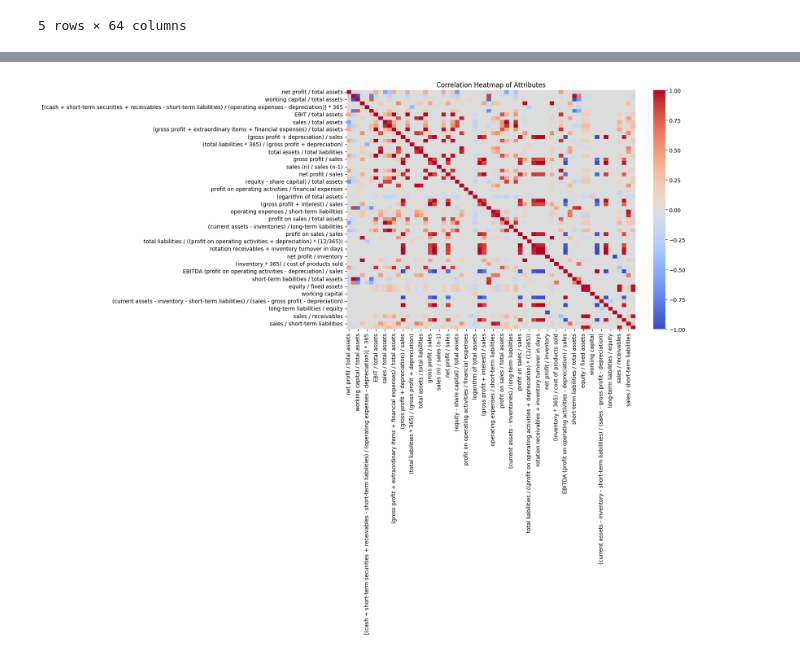
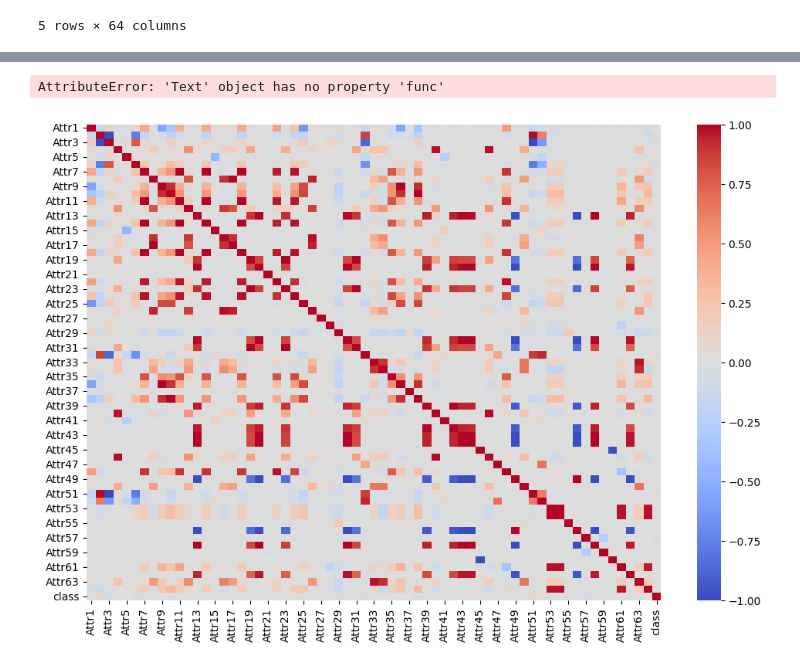
Before and after one commit to ChinSekYi/Machine-Learning-Projects, a Jupyter notebook: code/EDA.ipynb, the cells around one changed output, grey strips where cells are left out. Saved outputs shown, nothing was run; the diff lists cells and outputs as text; code cells hidden in the pictures.

```diff
--- a/code/EDA.ipynb
+++ b/code/EDA.ipynb
@@ -5,6 +5,7 @@ import pandas as pd
 
 data = arff.loadarff('../data/1year.arff')
 df = pd.DataFrame(data[0])
+df_origin = df.copy()
 df.head()
 # %% [output]
 |  | Attr1 | Attr2 | Attr3 | Attr4 | Attr5 | Attr6 | Attr7 | Attr8 | Attr9 | Attr10 | ... | ... |
@@ -54,3 +55,5 @@ X_scaled = scaler.fit_transform(df)
 X_scaled_df = pd.DataFrame(X_scaled, columns=df.columns)
 
 X_scaled_df.head()
+
+X_scaled_df_origin = pd.DataFrame(X_scaled, columns=df_origin.columns)
@@ -65,10 +60,20 @@ X_scaled_df.head()
 # %%
 import seaborn as sns
 import matplotlib.pyplot as plt
 
 plt.figure(figsize=(12, 8))
-sns.heatmap(X_scaled_df.corr(), annot=False, cmap='coolwarm')
+
+def custom_annote(val):
+    if val > 0.7 or val < -0.7:
+        return val
+    else:
+        return ''
+
+sns.heatmap(X_scaled_df_origin.corr(), annot= True
+            , cmap='coolwarm',annot_kws={'func': custom_annote})
+
 plt.title('Correlation Heatmap of Attributes')
 plt.show()
 # %% [output]
+AttributeError: 'Text' object has no property 'func'
-[figure, old version]
+[figure, new version]
```
Also changed, not shown: parts of 1 cell of this notebook.
